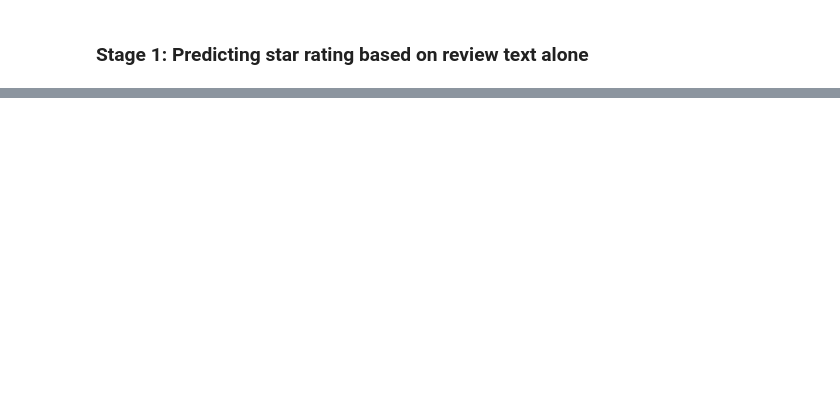
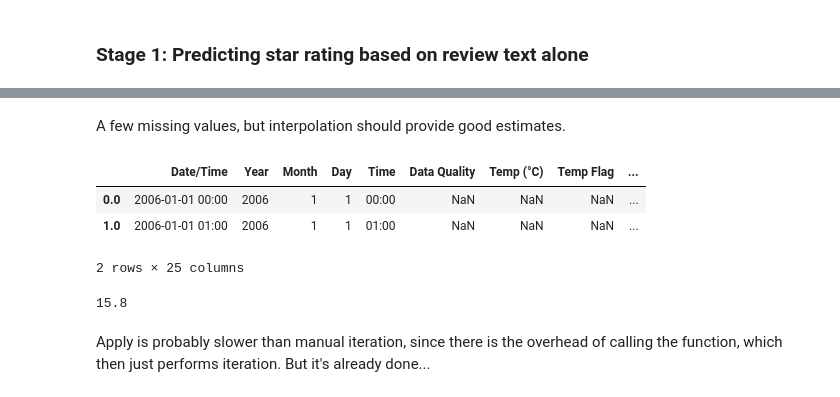
Before and after one commit to keithqu/dsp, a Jupyter notebook: yelp/Yelp Stars Prediction.ipynb, the cells around one changed output, grey strips where cells are left out. Drawn from its saved outputs; the diff is of its cells as text; code cells hidden in the pictures; blank space fills up the shorter version.

```diff
--- a/yelp/Yelp Stars Prediction.ipynb
+++ b/yelp/Yelp Stars Prediction.ipynb
@@ -236,6 +269,7 @@ weather.head()
 weather['Year'] = weather['Year'].astype(int)
 weather['Month'] = weather['Month'].astype(int)
 weather['Day'] = weather['Day'].astype(int)
+weather['Temp (°C)'] = weather['Temp (°C)'].astype(float)
 # %%
 reviews_w['date'] = pd.to_datetime(reviews_w['date'])
 # %%
@@ -244,0 +288,15 @@ to be continued...
+# %% [markdown]
+A few missing values, but interpolation should provide good estimates.
+# %%
+weather['Temp (°C)']=weather['Temp (°C)'].interpolate()
+# %%
+weather[weather['Temp (°C)'].isnull()]
+# %% [output]
+|  | Date/Time | Year | Month | Day | Time | Data Quality | Temp (°C) | Temp Flag | ... |
+| 0.0 | 2006-01-01 00:00 | 2006 | 1 | 1 | 00:00 | NaN | NaN | NaN | ... |
+| 1.0 | 2006-01-01 01:00 | 2006 | 1 | 1 | 01:00 | NaN | NaN | NaN | ... |
+2 rows × 25 columns
+# %%
+weather [(weather['Year'] == 2012) & (weather['Month'] == 5) & (weather['Day'] == 11) & (weather['Time'] == '09:00')]['Temp (°C)'].values[0]
+# %% [output]
+15.8
@@ -244,0 +324,2 @@ to be continued...
+# %% [markdown]
+Apply is probably slower than manual iteration, since there is the overhead of calling the function, which then just performs iteration. But it's already done...
```
Also changed, not shown: parts of 65 cells of this notebook.
